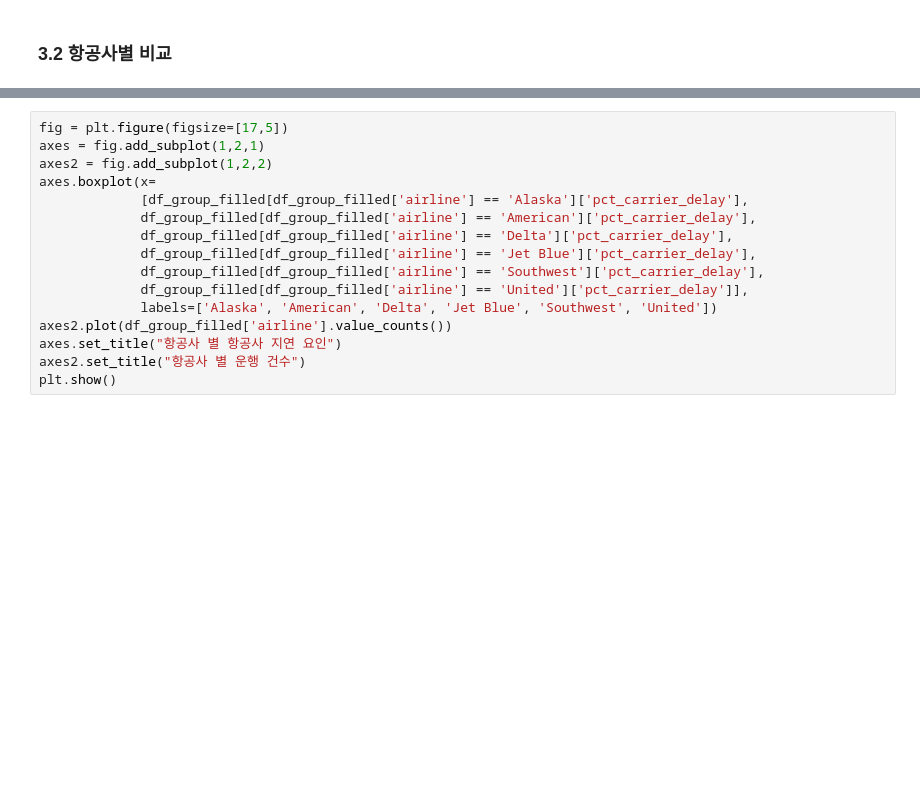
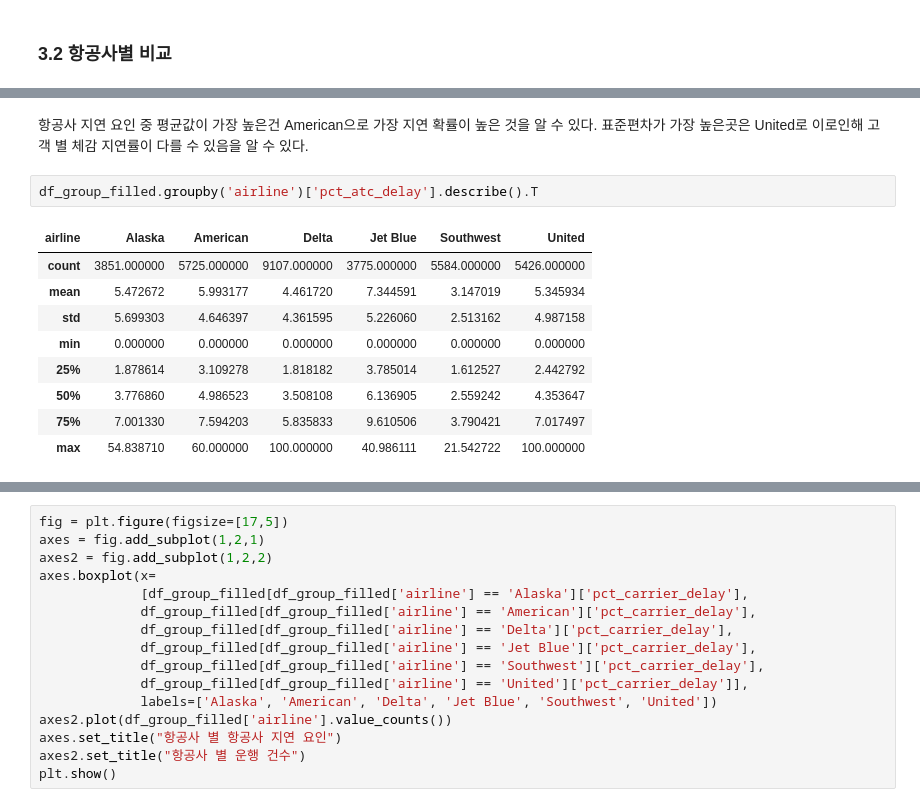
Before and after one commit to Telkem/hipython_rep, a Jupyter notebook: 1_data_anal_airlines/보고서.ipynb, the cells around one changed output, grey strips where cells are left out. Cells and saved outputs as stored; diff of their text form; blank space fills up the shorter version.

```diff
--- a/1_data_anal_airlines/보고서.ipynb
+++ b/1_data_anal_airlines/보고서.ipynb
@@ -153,0 +146,15 @@ df_group_filled.groupby('airline').describe().T
+# %% [markdown]
+항공사 지연 요인 중 평균값이 가장 높은건 American으로 가장 지연 확률이 높은 것을 알 수 있다.
+표준편차가 가장 높은곳은 United로 이로인해 고객 별 체감 지연률이 다를 수 있음을 알 수 있다.
+# %%
+df_group_filled.groupby('airline')['pct_atc_delay'].describe().T
+# %% [output]
+| airline | Alaska | American | Delta | Jet Blue | Southwest | United |
+| count | 3851.000000 | 5725.000000 | 9107.000000 | 3775.000000 | 5584.000000 | 5426.000000 |
+| mean | 5.472672 | 5.993177 | 4.461720 | 7.344591 | 3.147019 | 5.345934 |
+| std | 5.699303 | 4.646397 | 4.361595 | 5.226060 | 2.513162 | 4.987158 |
+| min | 0.000000 | 0.000000 | 0.000000 | 0.000000 | 0.000000 | 0.000000 |
+| 25% | 1.878614 | 3.109278 | 1.818182 | 3.785014 | 1.612527 | 2.442792 |
+| 50% | 3.776860 | 4.986523 | 3.508108 | 6.136905 | 2.559242 | 4.353647 |
+| 75% | 7.001330 | 7.594203 | 5.835833 | 9.610506 | 3.790421 | 7.017497 |
+| max | 54.838710 | 60.000000 | 100.000000 | 40.986111 | 21.542722 | 100.000000 |
```
Also changed, not shown: parts of 4 cells of this notebook.
